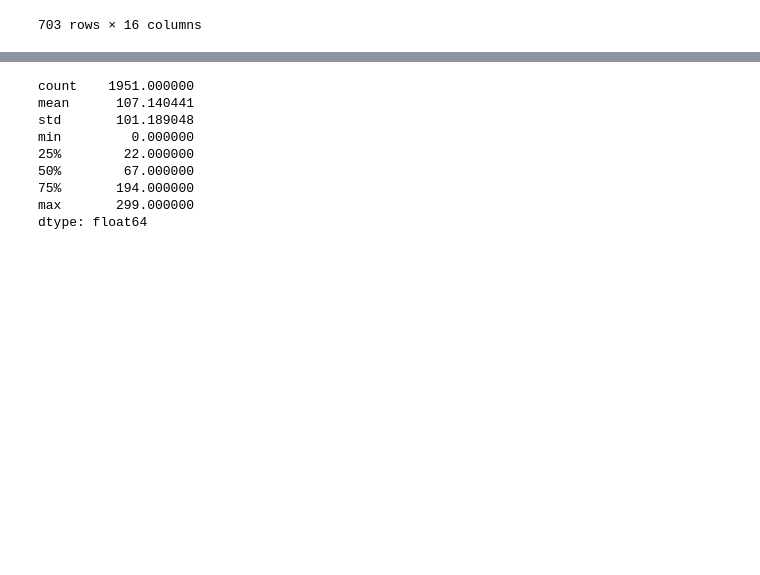
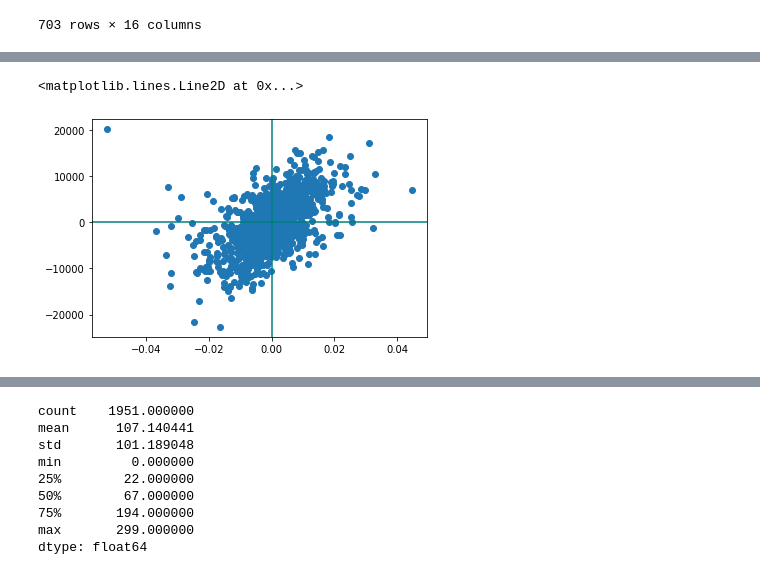
Before and after one commit to Finian1007/ProgramTrading, a Jupyter notebook: TXF Strategy Analysis.ipynb, the cells around one changed output, grey strips where cells are left out. Saved outputs shown, nothing was run; the diff lists cells and outputs as text; code cells hidden in the pictures; blank space fills up the shorter version.

```diff
--- a/TXF Strategy Analysis.ipynb
+++ b/TXF Strategy Analysis.ipynb
@@ -322,0 +308,3 @@ array([[1.        , 0.40862625],
+# %%
+df_foreign_chips["<Date>"] = pd.to_datetime(df_foreign_chips["<Date>"])
+df_sample_daily = pd.merge(df_sample_daily, df_foreign_chips, how = "left", on = "<Date>")
@@ -322,0 +319,7 @@ array([[1.        , 0.40862625],
+# %%
+plt.scatter(df_sample_daily["Return"], df_sample_daily["多空交易口數淨額"])
+plt.axhline(0, c = "teal")
+plt.axvline(0, c = "teal")
+# %% [output]
+<matplotlib.lines.Line2D at 0x...>
+[figure, added]
```
Also changed, not shown: parts of 18 cells of this notebook.
